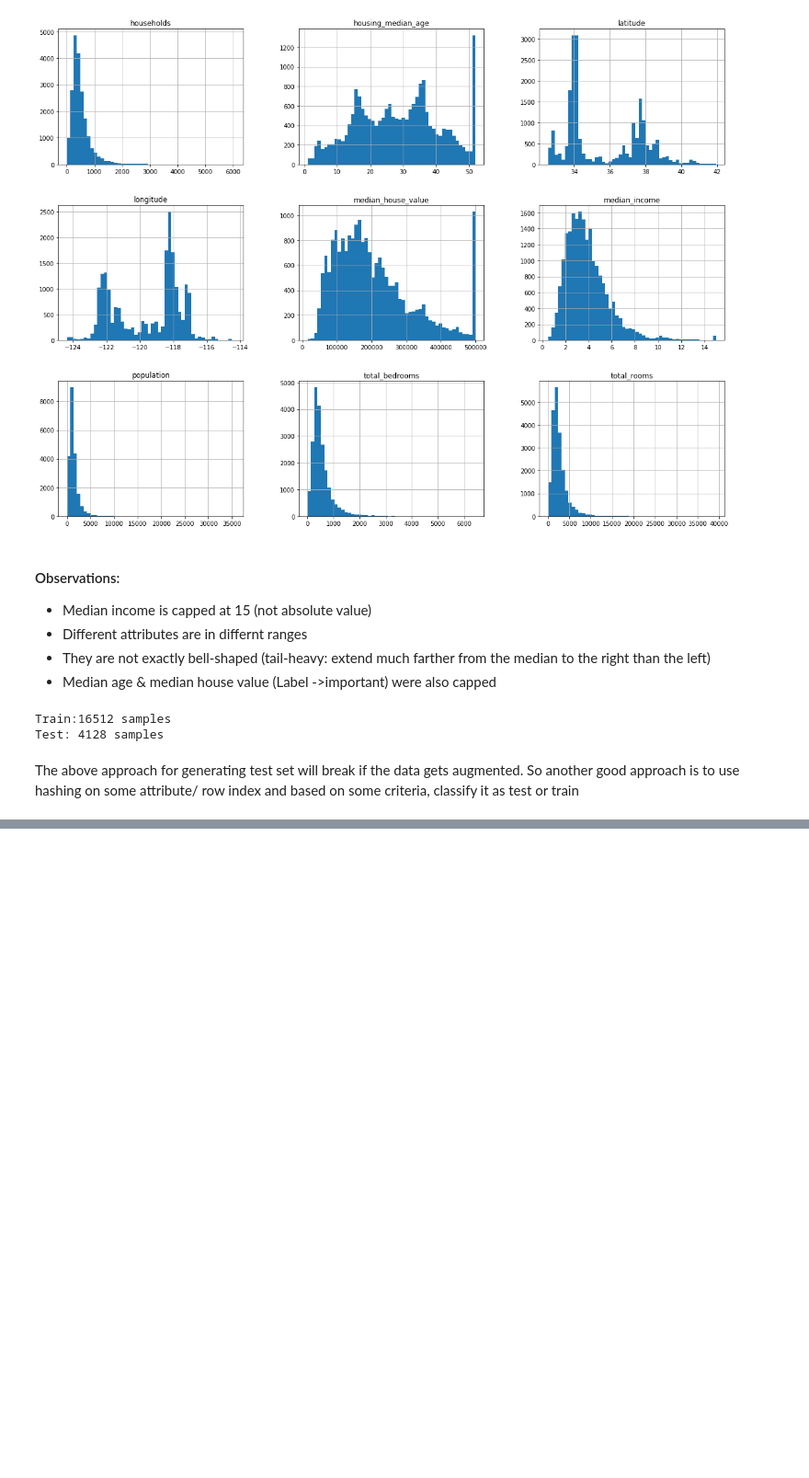
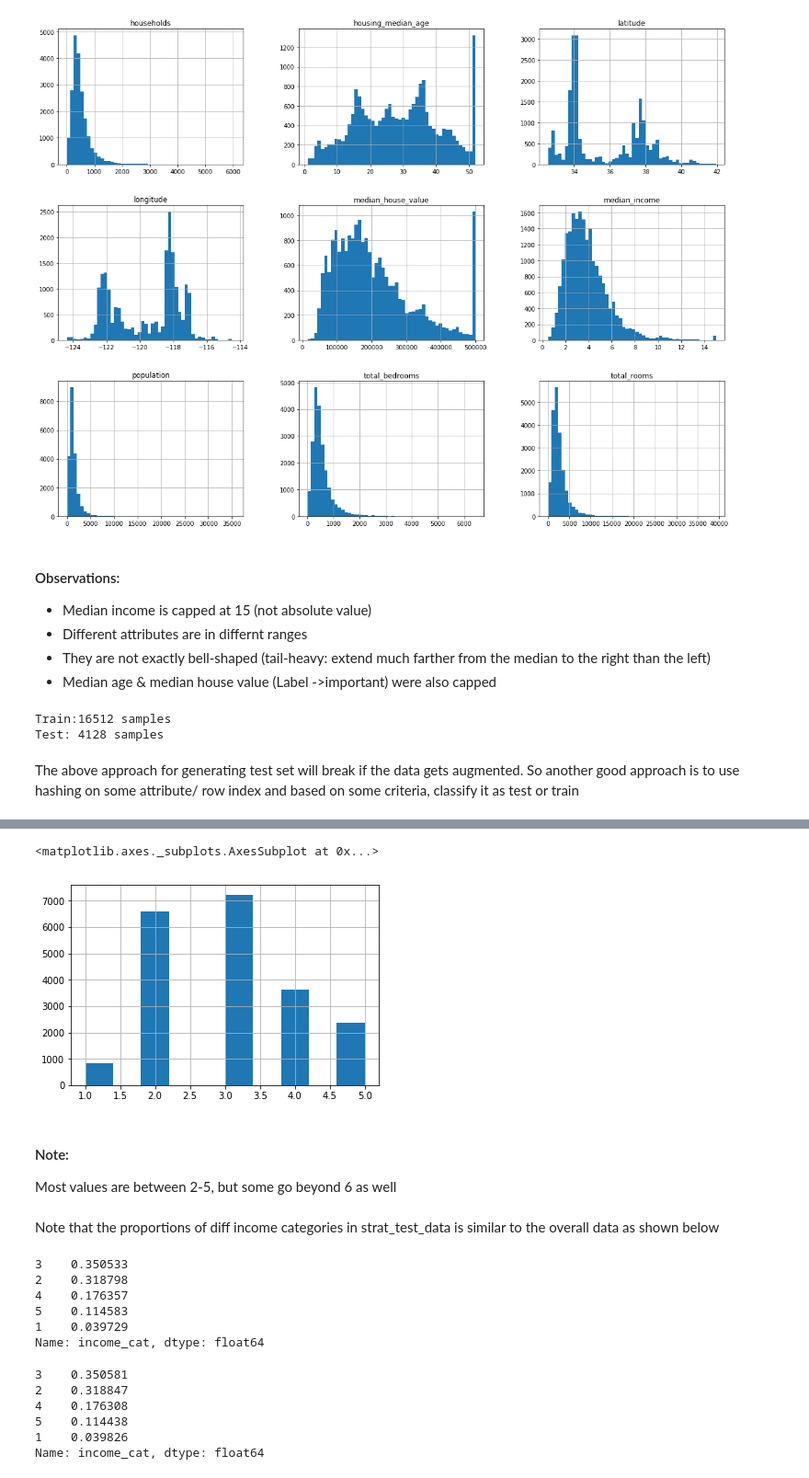
Before and after one commit to ManishaNatarajan/Hands_On_ML, a Jupyter notebook: Housing Regression.ipynb, the cells around one changed output, grey strips where cells are left out. Shown at 92% size. Saved outputs shown, nothing was run; the diff lists cells and outputs as text; code cells hidden in the pictures; blank space fills up the shorter version.

```diff
--- a/Housing Regression.ipynb
+++ b/Housing Regression.ipynb
@@ -115,0 +172,8 @@ The above approach for generating test set will break if the data gets augmented
+# %%
+house_data['income_cat'].hist()
+# %% [output]
+<matplotlib.axes._subplots.AxesSubplot at 0x...>
+[figure, added]
+# %% [markdown]
+#### Note:
+Most values are between 2-5, but some go beyond 6 as well
@@ -115,0 +187,20 @@ The above approach for generating test set will break if the data gets augmented
+# %% [markdown]
+Note that the proportions of diff income categories in strat_test_data is similar to the overall data as shown below
+# %%
+strat_test_data["income_cat"].value_counts()/len(strat_test_data)
+# %% [output]
+3    0.350533
+2    0.318798
+4    0.176357
+5    0.114583
+1    0.039729
+Name: income_cat, dtype: float64
+# %%
+house_data["income_cat"].value_counts()/len(house_data)
+# %% [output]
+3    0.350581
+2    0.318847
+4    0.176308
+5    0.114438
+1    0.039826
+Name: income_cat, dtype: float64
```
Also changed, not shown: parts of 12 cells of this notebook.
